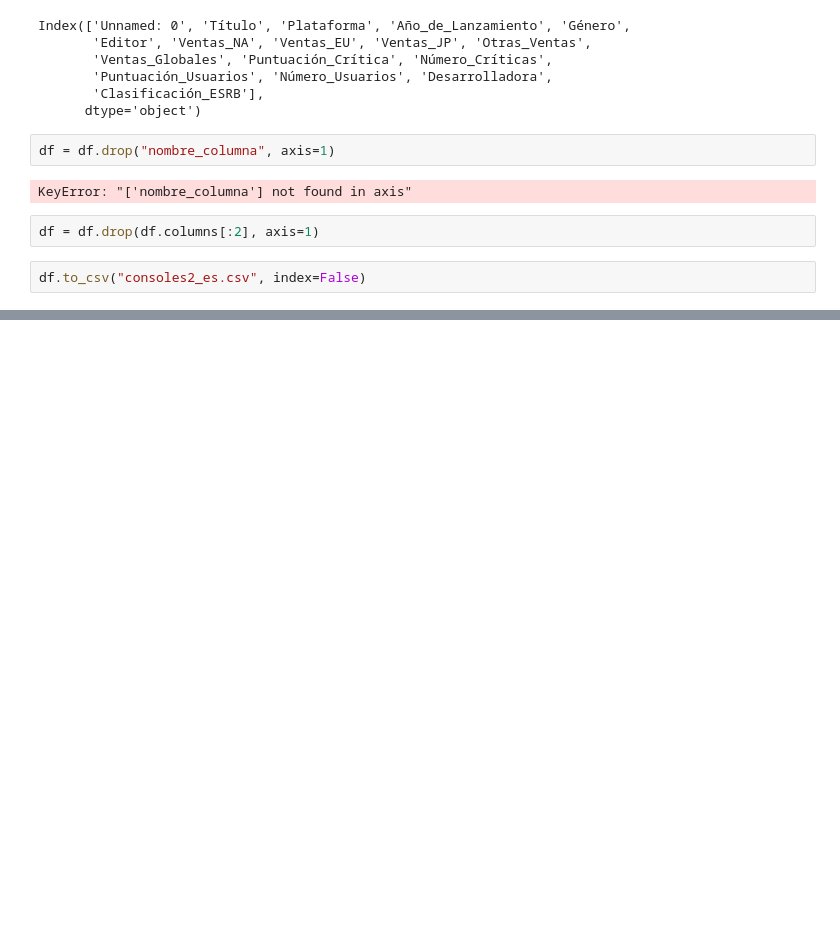
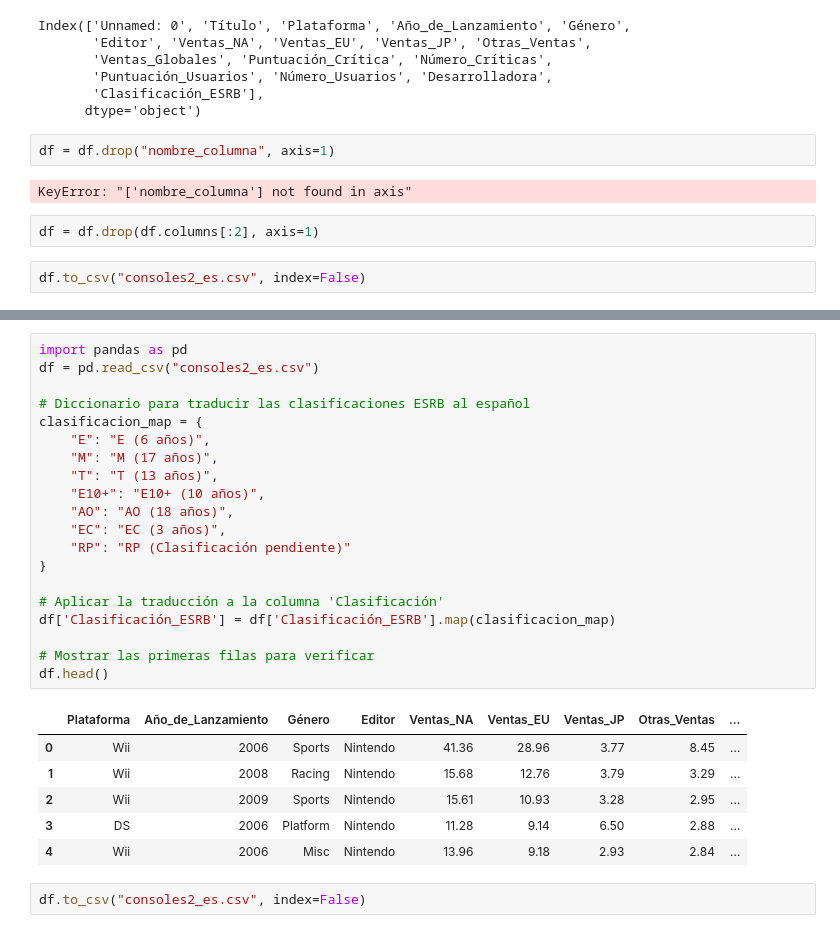
Before and after one commit to Eduardo2828/Notebook-consolas, a Jupyter notebook: Untitled.ipynb, the cells around one changed output, grey strips where cells are left out. Saved outputs shown, nothing was run; the diff lists cells and outputs as text; blank space fills up the shorter version.

```diff
--- a/Untitled.ipynb
+++ b/Untitled.ipynb
@@ -490,0 +607,29 @@ df.to_csv("consoles2_es.csv", index=False)
+# %%
+import pandas as pd
+df = pd.read_csv("consoles2_es.csv")
+
+# Diccionario para traducir las clasificaciones ESRB al español
+clasificacion_map = {
+    "E": "E (6 años)",
+    "M": "M (17 años)",
+    "T": "T (13 años)",
+    "E10+": "E10+ (10 años)",
+    "AO": "AO (18 años)",
+    "EC": "EC (3 años)",
+    "RP": "RP (Clasificación pendiente)"
+}
+
+# Aplicar la traducción a la columna 'Clasificación'
+df['Clasificación_ESRB'] = df['Clasificación_ESRB'].map(clasificacion_map)
+
+# Mostrar las primeras filas para verificar
+df.head()
+# %% [output]
+|  | Plataforma | Año_de_Lanzamiento | Género | Editor | Ventas_NA | Ventas_EU | Ventas_JP | Otras_Ventas | ... |
+| 0 | Wii | 2006 | Sports | Nintendo | 41.36 | 28.96 | 3.77 | 8.45 | ... |
+| 1 | Wii | 2008 | Racing | Nintendo | 15.68 | 12.76 | 3.79 | 3.29 | ... |
+| 2 | Wii | 2009 | Sports | Nintendo | 15.61 | 10.93 | 3.28 | 2.95 | ... |
+| 3 | DS | 2006 | Platform | Nintendo | 11.28 | 9.14 | 6.50 | 2.88 | ... |
+| 4 | Wii | 2006 | Misc | Nintendo | 13.96 | 9.18 | 2.93 | 2.84 | ... |
+# %%
+df.to_csv("consoles2_es.csv", index=False)
```
Also changed, not shown: parts of 5 cells of this notebook, 1 other file.
